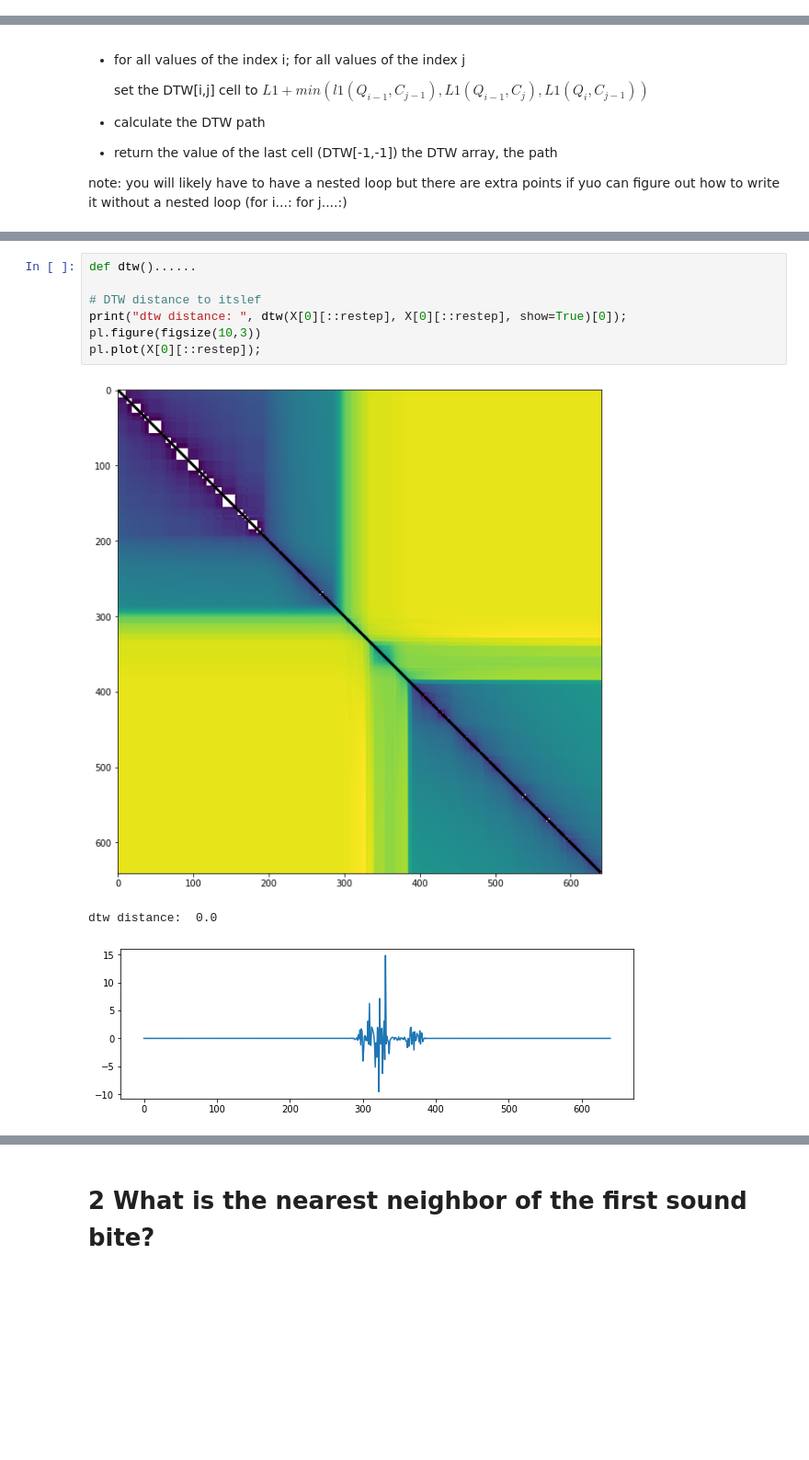
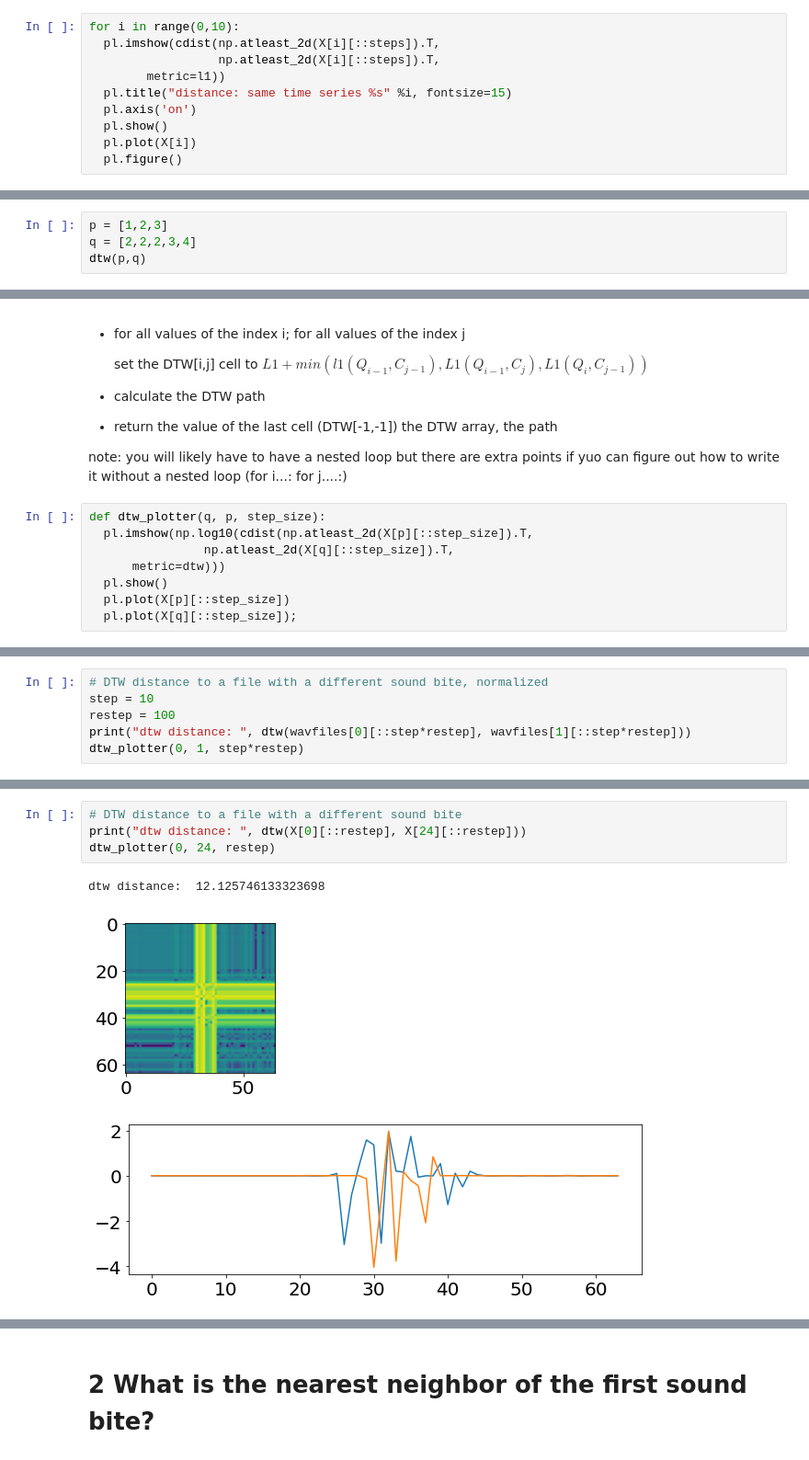
Before and after one commit to Marrs-jin/MLTSA_AMarrs, a Jupyter notebook: HW7/HW7.ipynb, the cells around one changed output, grey strips where cells are left out. Shown at 92% size. Drawn from its saved outputs; the diff is of its cells as text; blank space fills up the shorter version.

```diff
--- a/HW7/HW7.ipynb
+++ b/HW7/HW7.ipynb
@@ -311,0 +328,10 @@ Figure 4... describe
+# %%
+for i in range(0,10):
+  pl.imshow(cdist(np.atleast_2d(X[i][::steps]).T,
+                  np.atleast_2d(X[i][::steps]).T,
+        metric=l1))
+  pl.title("distance: same time series %s" %i, fontsize=15)
+  pl.axis('on')
+  pl.show()
+  pl.plot(X[i])
+  pl.figure()
@@ -386,0 +461,4 @@ What is the path for the first array you plotted? Why?
+# %%
+p = [1,2,3]
+q = [2,2,2,3,4]
+dtw(p,q)
@@ -429,3 +480,11 @@ def path(DTWm):
 - return the value of the last cell (DTW[-1,-1])  the DTW array, the path
 
 note: you will likely have to have a nested loop but there are extra points if yuo can figure out how to write it without a nested loop (for i...: for j....:)
+# %%
+def dtw_plotter(q, p, step_size):
+  pl.imshow(np.log10(cdist(np.atleast_2d(X[p][::step_size]).T,
+                np.atleast_2d(X[q][::step_size]).T,
+      metric=dtw)))
+  pl.show()
+  pl.plot(X[p][::step_size])
+  pl.plot(X[q][::step_size]);
@@ -431,0 +509,6 @@ note: you will likely have to have a nested loop but there are extra points if y
+# %%
+# DTW distance to a file with a different sound bite, normalized
+step = 10
+restep = 100
+print("dtw distance: ", dtw(wavfiles[0][::step*restep], wavfiles[1][::step*restep]))
+dtw_plotter(0, 1, step*restep)
@@ -432,11 +519,8 @@ note: you will likely have to have a nested loop but there are extra points if y
 # %%
-def dtw()......
-
-# DTW distance to itslef
-print("dtw distance: ", dtw(X[0][::restep], X[0][::restep], show=True)[0]);
-pl.figure(figsize(10,3))
-pl.plot(X[0][::restep]);
+# DTW distance to a file with a different sound bite
+print("dtw distance: ", dtw(X[0][::restep], X[24][::restep]))
+dtw_plotter(0, 24, restep)
 # %% [output]
+dtw distance:  12.125746133323698
-[figure, old version]
+[figure, new version]
-dtw distance:  0.0
-[figure, old version]
+[figure, new version]
```
Also changed, not shown: parts of 36 cells of this notebook.
